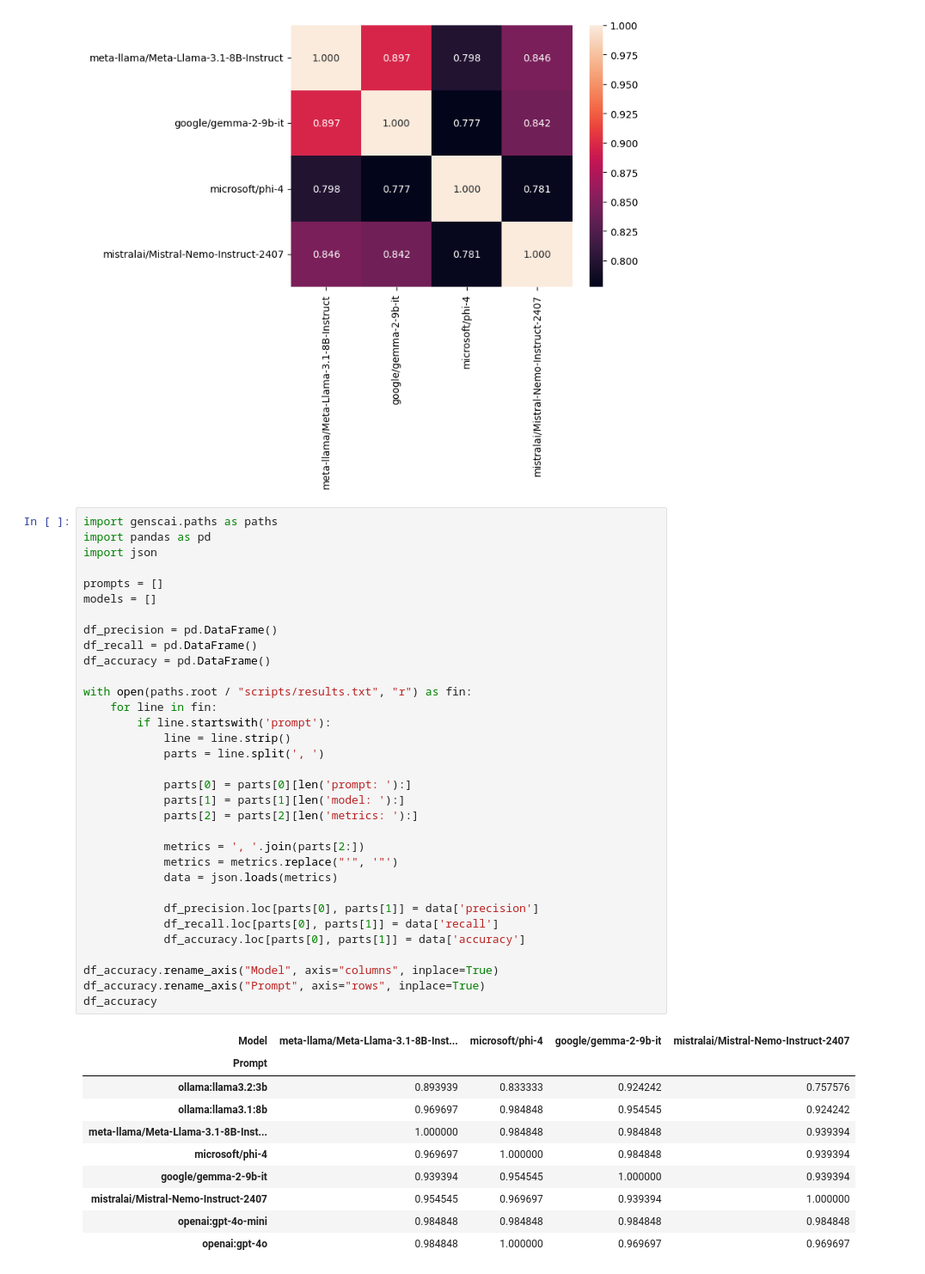
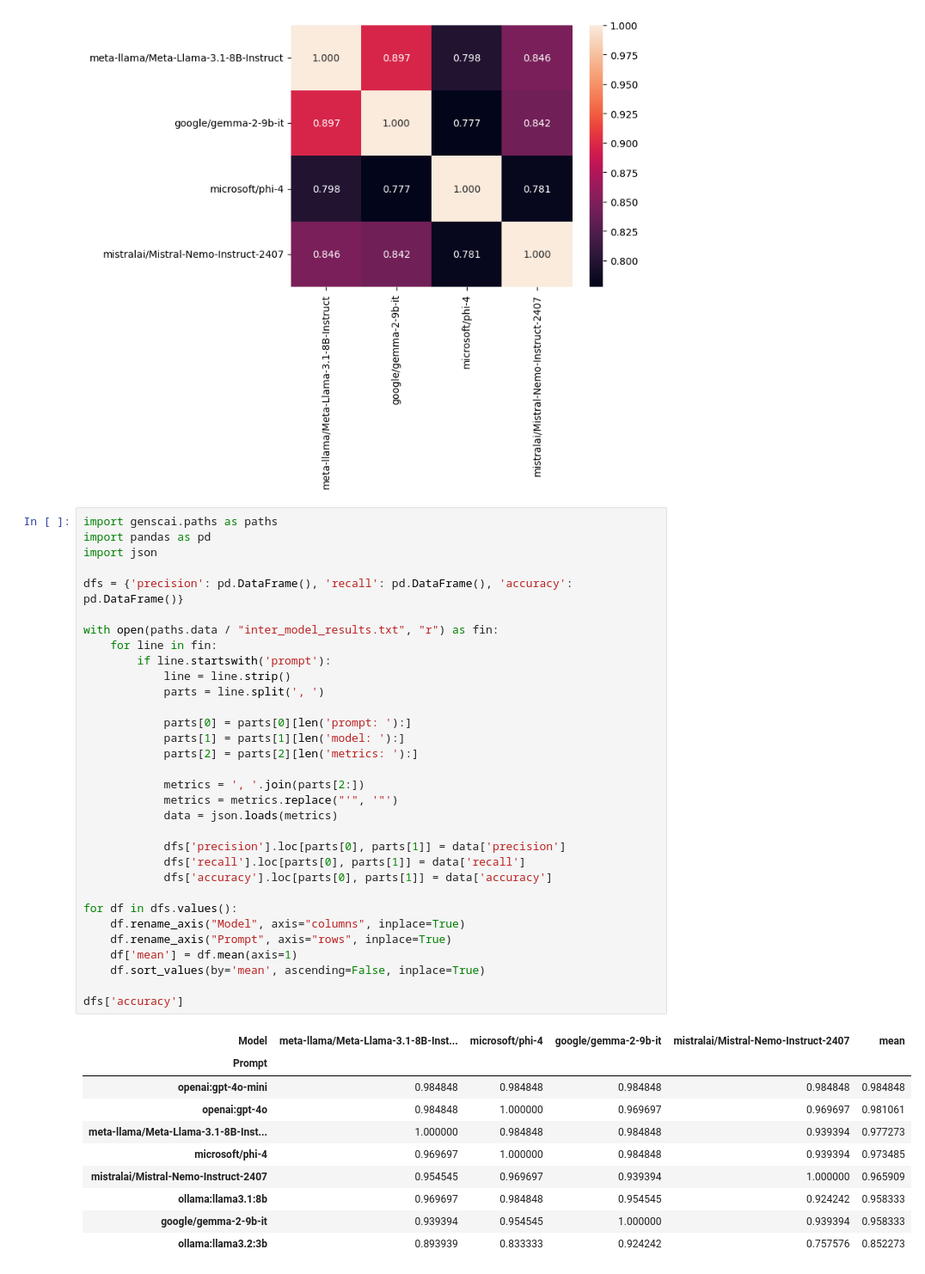
Before and after one commit to saxman/genscai, a Jupyter notebook: notebooks/05.5 - Classification Evaluation.ipynb, the cells around one changed output. Shown at 86% size. Drawn from its saved outputs; the diff is of its cells as text.

Commit message:
added inter-model comparisons

```diff
--- a/notebooks/05.5 - Classification Evaluation.ipynb
+++ b/notebooks/05.5 - Classification Evaluation.ipynb
@@ -124,44 +126,43 @@ sns.heatmap(df, annot=True, fmt=".3f")
 # %%
 import genscai.paths as paths
 import pandas as pd
 import json
 
-prompts = []
-models = []
+dfs = {'precision': pd.DataFrame(), 'recall': pd.DataFrame(), 'accuracy': pd.DataFrame()}
 
-df_precision = pd.DataFrame()
-df_recall = pd.DataFrame()
-df_accuracy = pd.DataFrame()
-
-with open(paths.root / "scripts/results.txt", "r") as fin:
+with open(paths.data / "inter_model_results.txt", "r") as fin:
     for line in fin:
         if line.startswith('prompt'):
             line = line.strip()
             parts = line.split(', ')
 
             parts[0] = parts[0][len('prompt: '):]
             parts[1] = parts[1][len('model: '):]
             parts[2] = parts[2][len('metrics: '):]
 
             metrics = ', '.join(parts[2:])
             metrics = metrics.replace("'", '"')
             data = json.loads(metrics)
 
-            df_precision.loc[parts[0], parts[1]] = data['precision']
-            df_recall.loc[parts[0], parts[1]] = data['recall']
-            df_accuracy.loc[parts[0], parts[1]] = data['accuracy']
+            dfs['precision'].loc[parts[0], parts[1]] = data['precision']
+            dfs['recall'].loc[parts[0], parts[1]] = data['recall']
+            dfs['accuracy'].loc[parts[0], parts[1]] = data['accuracy']
 
-df_accuracy.rename_axis("Model", axis="columns", inplace=True)
-df_accuracy.rename_axis("Prompt", axis="rows", inplace=True)
-df_accuracy
+for df in dfs.values():
+    df.rename_axis("Model", axis="columns", inplace=True)
+    df.rename_axis("Prompt", axis="rows", inplace=True)
+    df['mean'] = df.mean(axis=1)
+    df.sort_values(by='mean', ascending=False, inplace=True)
+
+dfs['accuracy']
 # %% [output]
-| Model | meta-llama/Meta-Llama-3.1-8B-Inst... | microsoft/phi-4 | google/gemma-2-9b-it | mistralai/Mistral-Nemo-Instruct-2407 |
-| Prompt |  |  |  |  |
-| ollama:llama3.2:3b | 0.893939 | 0.833333 | 0.924242 | 0.757576 |
-| ollama:llama3.1:8b | 0.969697 | 0.984848 | 0.954545 | 0.924242 |
-| meta-llama/Meta-Llama-3.1-8B-Inst... | 1.000000 | 0.984848 | 0.984848 | 0.939394 |
-| microsoft/phi-4 | 0.969697 | 1.000000 | 0.984848 | 0.939394 |
-| google/gemma-2-9b-it | 0.939394 | 0.954545 | 1.000000 | 0.939394 |
-| mistralai/Mistral-Nemo-Instruct-2407 | 0.954545 | 0.969697 | 0.939394 | 1.000000 |
-| openai:gpt-4o-mini | 0.984848 | 0.984848 | 0.984848 | 0.984848 |
-| openai:gpt-4o | 0.984848 | 1.000000 | 0.969697 | 0.969697 |
+| Model | meta-llama/Meta-Llama-3.1-8B-Inst... | microsoft/phi-4 | google/gemma-2-9b-it | mistralai/Mistral-Nemo-Instruct-2407 | mean |
+| Prompt |  |  |  |  |  |
+| openai:gpt-4o-mini | 0.984848 | 0.984848 | 0.984848 | 0.984848 | 0.984848 |
+| openai:gpt-4o | 0.984848 | 1.000000 | 0.969697 | 0.969697 | 0.981061 |
+| meta-llama/Meta-Llama-3.1-8B-Inst... | 1.000000 | 0.984848 | 0.984848 | 0.939394 | 0.977273 |
+| microsoft/phi-4 | 0.969697 | 1.000000 | 0.984848 | 0.939394 | 0.973485 |
+| mistralai/Mistral-Nemo-Instruct-2407 | 0.954545 | 0.969697 | 0.939394 | 1.000000 | 0.965909 |
+| ollama:llama3.1:8b | 0.969697 | 0.984848 | 0.954545 | 0.924242 | 0.958333 |
+| google/gemma-2-9b-it | 0.939394 | 0.954545 | 1.000000 | 0.939394 | 0.958333 |
+| ollama:llama3.2:3b | 0.893939 | 0.833333 | 0.924242 | 0.757576 | 0.852273 |
```
Also changed, not shown: parts of 4 cells of this notebook, 1 other file.
